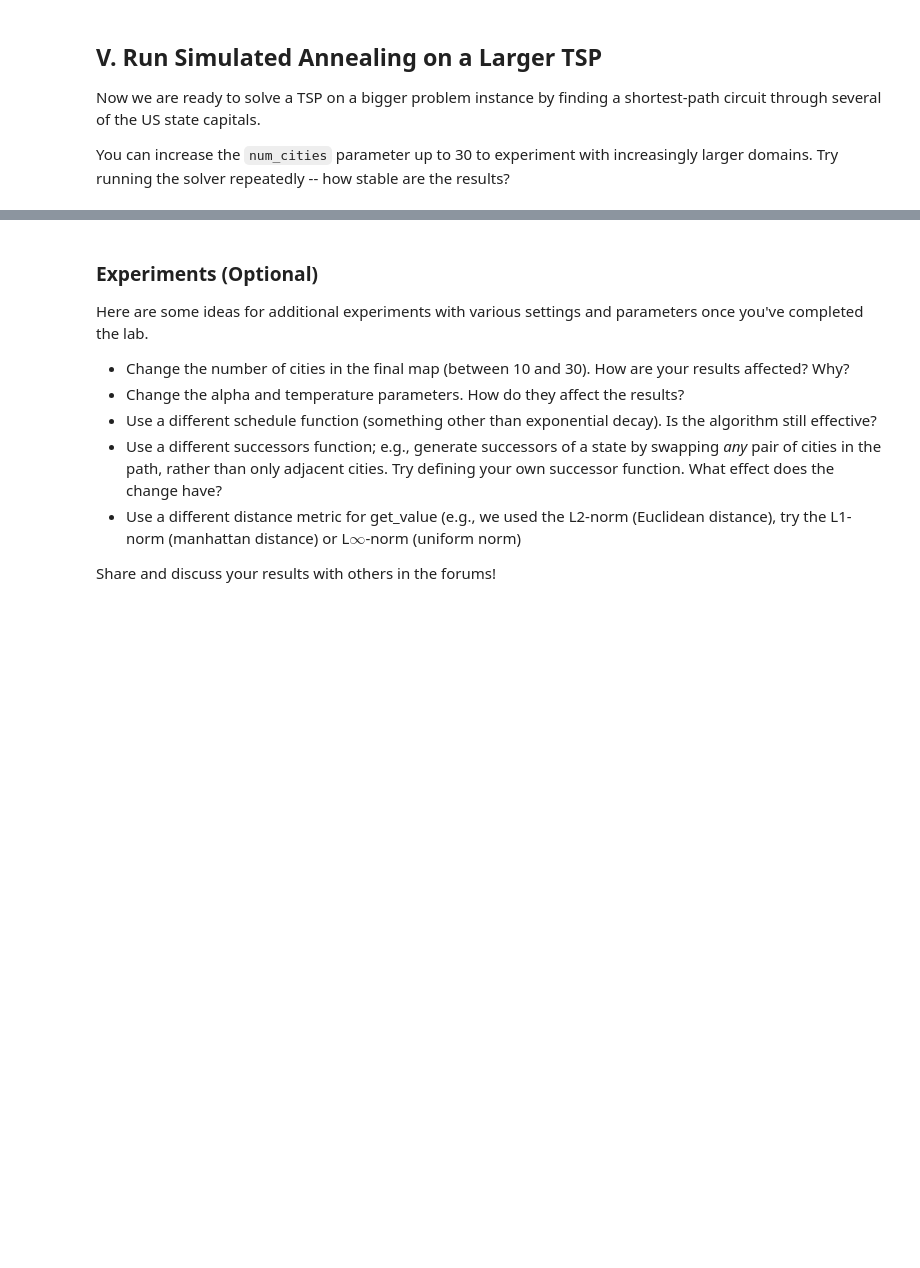
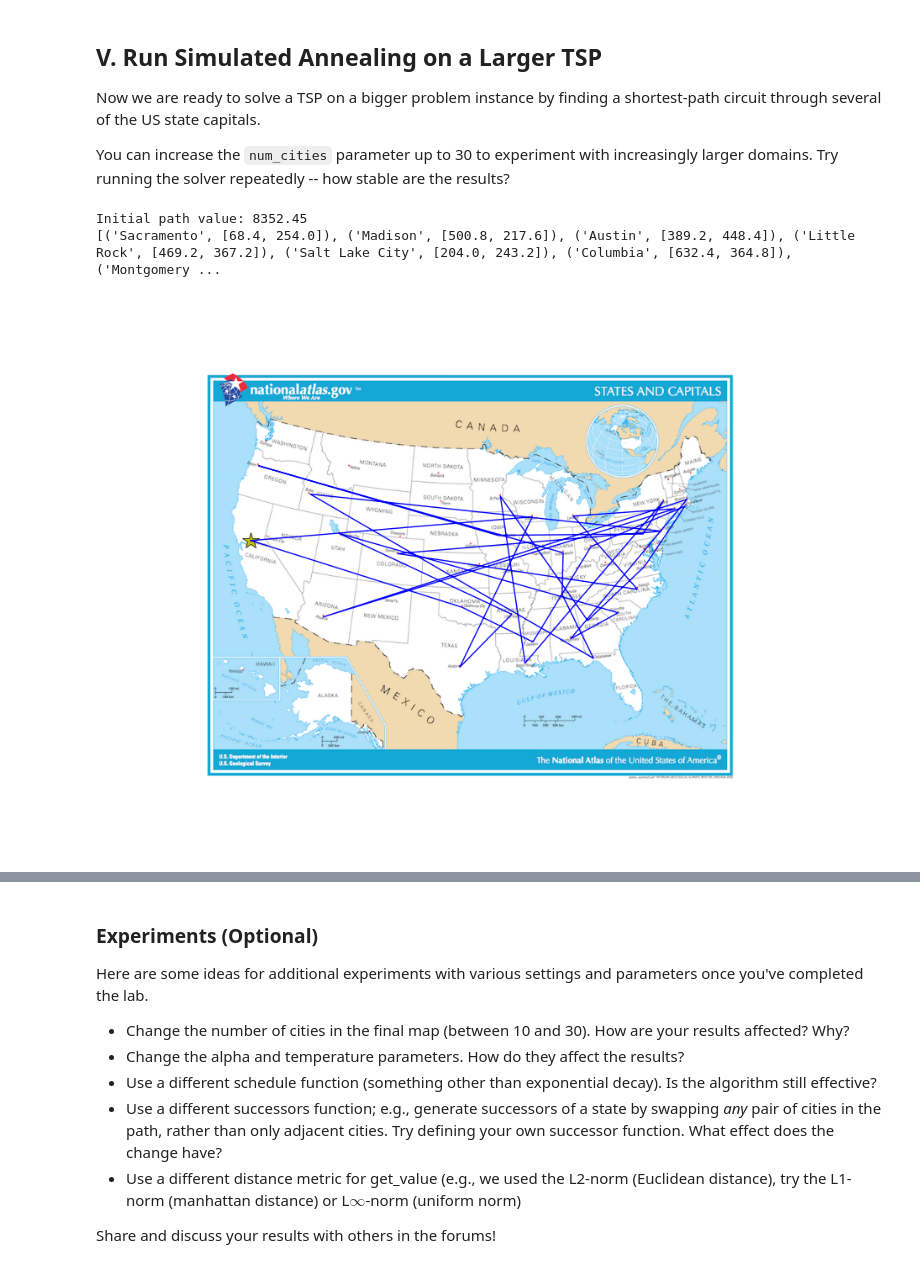
Before and after one commit to AnmolMago/Artificial-Intelligence, a Jupyter notebook: Simulated Annealing/AIND-Simulated_Annealing.ipynb, the cells around one changed output, grey strips where cells are left out. Drawn from its saved outputs; the diff is of its cells as text; code cells hidden in the pictures; blank space fills up the shorter version.

Commit message:
Implement Simulated Annealing

```diff
--- a/Simulated Annealing/AIND-Simulated_Annealing.ipynb
+++ b/Simulated Annealing/AIND-Simulated_Annealing.ipynb
@@ -146,30 +159,40 @@ class TravelingSalesmanProblem:
             of cities set to one of the neighboring permutations of cities in the
             present state
         """
-        raise NotImplementedError
+        neighbours = []
+        for i in range(len(self.path)):
+            neighbour = self.path.copy()
+            neighbour[i-1], neighbour[i] = neighbour[i], neighbour[i-1]
+            neighbours.append(TravelingSalesmanProblem(neighbour))
+
+        random_successors = []
+        for _ in range(len(self.path)):
+            i, j = random.randint(0, len(self.path)), random.randint(0, len(self.path))
+            neighbour = self.path.copy()
+            neighbour[i], neighbour[j] = neighbour[j], neighbour[i]
+            neighbours.append(TravelingSalesmanProblem(neighbour))
+        return neighbours + random_successors
 
     def get_value(self):
         """Calculate the total length of the closed-circuit path of the current
         state by summing the distance between every pair of adjacent cities.  Since
         the default simulated annealing algorithm seeks to maximize the objective
-        function, return -1x the path length. (Multiplying by -1 makes the smallest
-        path the smallest negative number, which is the maximum value.)
+        function, return -1x the path length.
 
         Returns
         -------
         float
             A floating point value with the total cost of the path given by visiting
             the cities in the order according to the self.cities list
+        """
+        def distance(a, b):
+            return math.sqrt((a[0]-b[0])**2 + (a[1]-b[1])**2)
 
-        Notes
-        -----
-            (1) Remember to include the edge from the last city back to the
-            first city
-
-            (2) Remember to multiply the path length by -1 so that simulated
-            annealing finds the shortest path
-        """
-        raise NotImplementedError
+        cost = 0
+        coords = self.coords
+        for i in range(len(self.path)):
+            cost += distance(coords[i-1], coords[i])
+        return -cost # since gain is inversely proportional to cost
 # %% [markdown]
 ### Testing TravelingSalesmanProblem
 The following tests should validate the class constructor and functionality of the `successors()` and `get_value()` methods.
@@ -234,11 +262,15 @@ Now we are ready to solve a TSP on a bigger problem instance by finding a shorte
 You can increase the `num_cities` parameter up to 30 to experiment with increasingly larger domains.  Try running the solver repeatedly -- how stable are the results?
 # %%
 # Create the problem instance and plot the initial state
-num_cities = 10
+num_cities = 30
 capitals_tsp = TravelingSalesmanProblem(capitals_list[:num_cities])
 starting_city = capitals_list[0]
 print("Initial path value: {:.2f}".format(-capitals_tsp.get_value()))
 print(capitals_list[:num_cities])  # The start/end point is indicated with a yellow star
 show_path(capitals_tsp.coords, starting_city)
+# %% [output]
+Initial path value: 8352.45
+[('Sacramento', [68.4, 254.0]), ('Madison', [500.8, 217.6]), ('Austin', [389.2, 448.4]), ('Little Rock', [469.2, 367.2]), ('Salt Lake City', [204.0, 243.2]), ('Columbia', [632.4, 364.8]), ('Montgomery ...
+[figure, added]
 # %%
 # set the decay rate and initial temperature parameters, then run simulated annealing to solve the TSP
```
Also changed, not shown: parts of 5 cells of this notebook.
